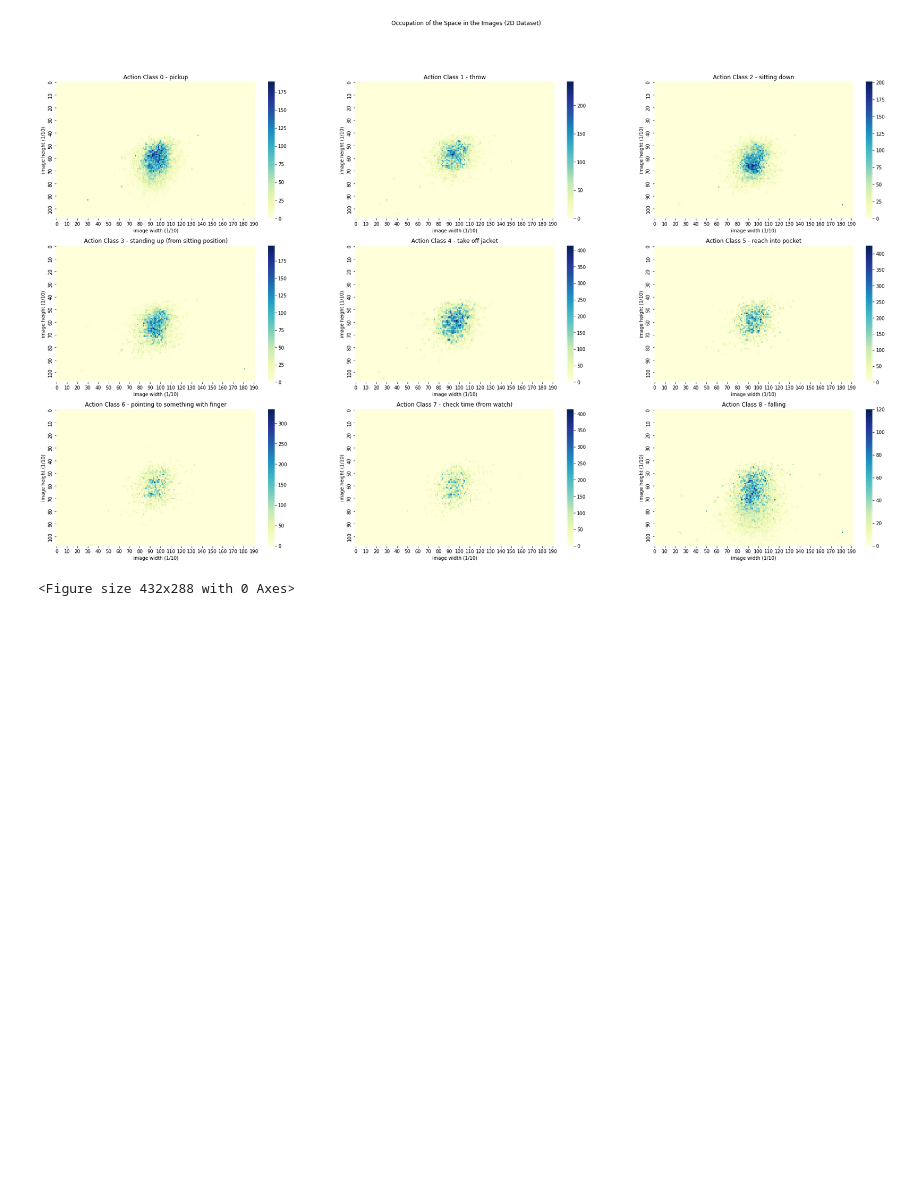
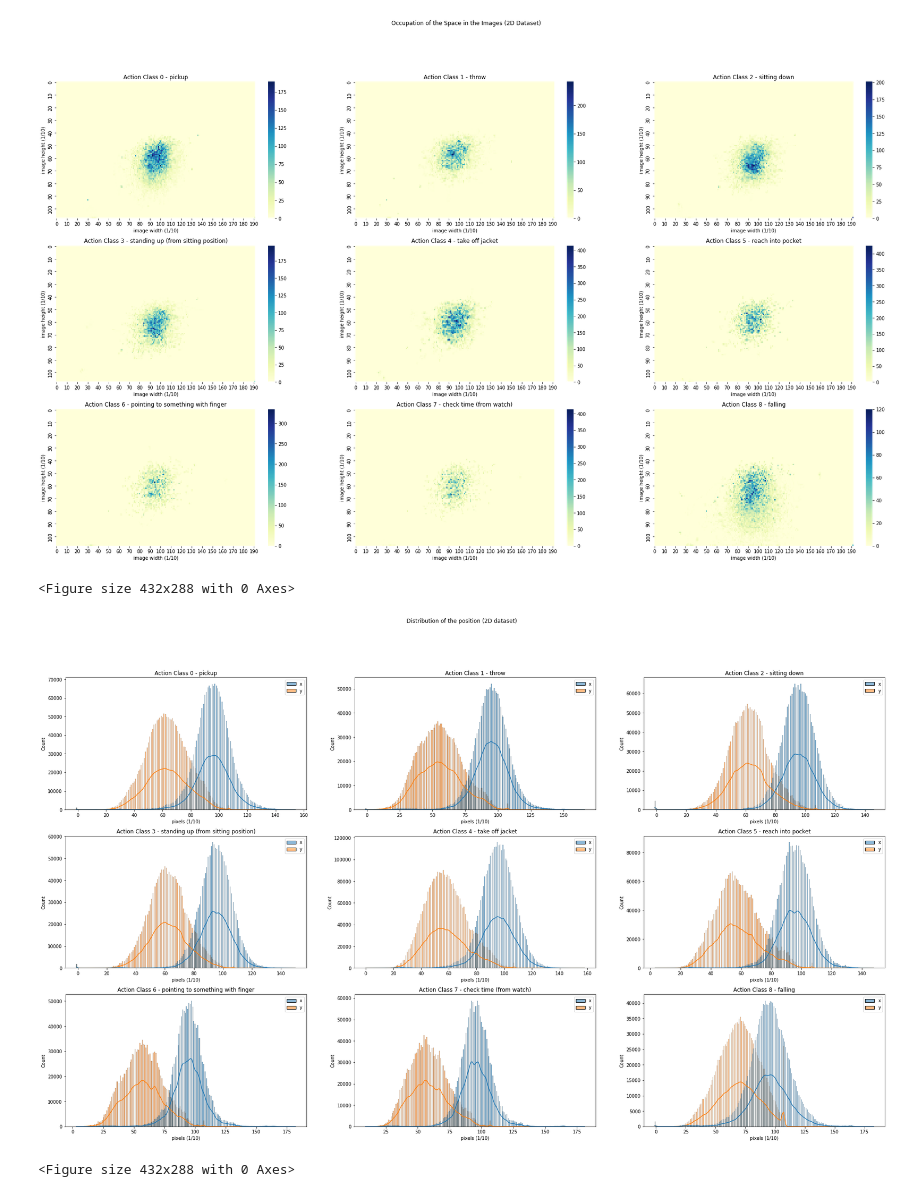
Before and after one commit to anthony-kobanda/human-action-recognition, a Jupyter notebook: data_analysis.ipynb, the cells around one changed output. Cells and saved outputs as stored; diff of their text form; code cells hidden in the pictures; blank space fills up the shorter version.

```diff
--- a/data_analysis.ipynb
+++ b/data_analysis.ipynb
@@ -156,17 +145,17 @@ In this part we will see, for each action class, what part of the space is mostl
 # for a better visualization we will decrease the scale of the map by 10
 heatmap2D = np.zeros((len(classes),25,192,108))
 
-for i in range(len(HAD2D)):
+for i in tqdm(range(len(HAD2D))):
     tensor2D,label2D = HAD2D[i]
     for j in range(tensor2D.shape[0]):
         for k in range(25):
-            x = tensor2D[:,k,0][j].item()
-            y = tensor2D[:,k,1][j].item()
+            x = tensor2D[:,2*k][j].item()
+            y = tensor2D[:,2*k+1][j].item()
             if np.isnan(x) or np.isnan(y):
                 pass
             else:
-                x = min(int(x/10),192)-1
-                y = min(int(y/10),108)-1
+                x = min(max(0,int(x/10)),192)-1
+                y = min(max(0,int(y/10)),108)-1
                 heatmap2D[label2D][k][x][y] += 1
 # %%
 plt.clf()
@@ -187,6 +176,42 @@ plt.show()
 # %% [output]
 <Figure size 432x288 with 0 Axes>
 [figure]
+# %%
+distrib2D = [{"x": [], "y": []} for i in range(len(classes))]
+
+for i in tqdm(range(len(HAD2D))):
+    tensor2D,label2D = HAD2D[i]
+    for j in range(tensor2D.shape[0]):
+        for k in range(25):
+            x = tensor2D[:,2*k][j].item()
+            y = tensor2D[:,2*k+1][j].item()
+            if np.isnan(x) or np.isnan(y):
+                pass
+            else:
+                x = min(max(0,int(x/10)),192)-1
+                y = min(max(0,int(y/10)),108)-1
+                distrib2D[label2D]["x"].append(x)
+                distrib2D[label2D]["y"].append(y)
+
+distrib2D_df = [pd.DataFrame(distrib2D[i]) for i in range(len(classes))]
+# %%
+plt.clf()
+
+fig, ax = plt.subplots(nrows=3, ncols=3)
+fig.set_figheight(18)
+fig.set_figwidth(32)
+
+for i in range(len(classes)):
+
+    ax[i//3][i%3].set_title("Action Class {} - {}".format(i, actions[classes[i]]))
+    h = sns.histplot(data=distrib2D_df[i], ax=ax[i//3][i%3], kde=True)
+    h.set_xlabel("pixels (1/10)")
+
+fig.suptitle("Distribution of the position (2D dataset)")
+plt.show()
+# %% [output]
+<Figure size 432x288 with 0 Axes>
+[figure, added]
 # %%
 distrib3D = [{"x": [], "y": [], "z": []} for i in range(len(classes))]
 
```
Also changed, not shown: parts of 21 cells of this notebook, 19 other files.
